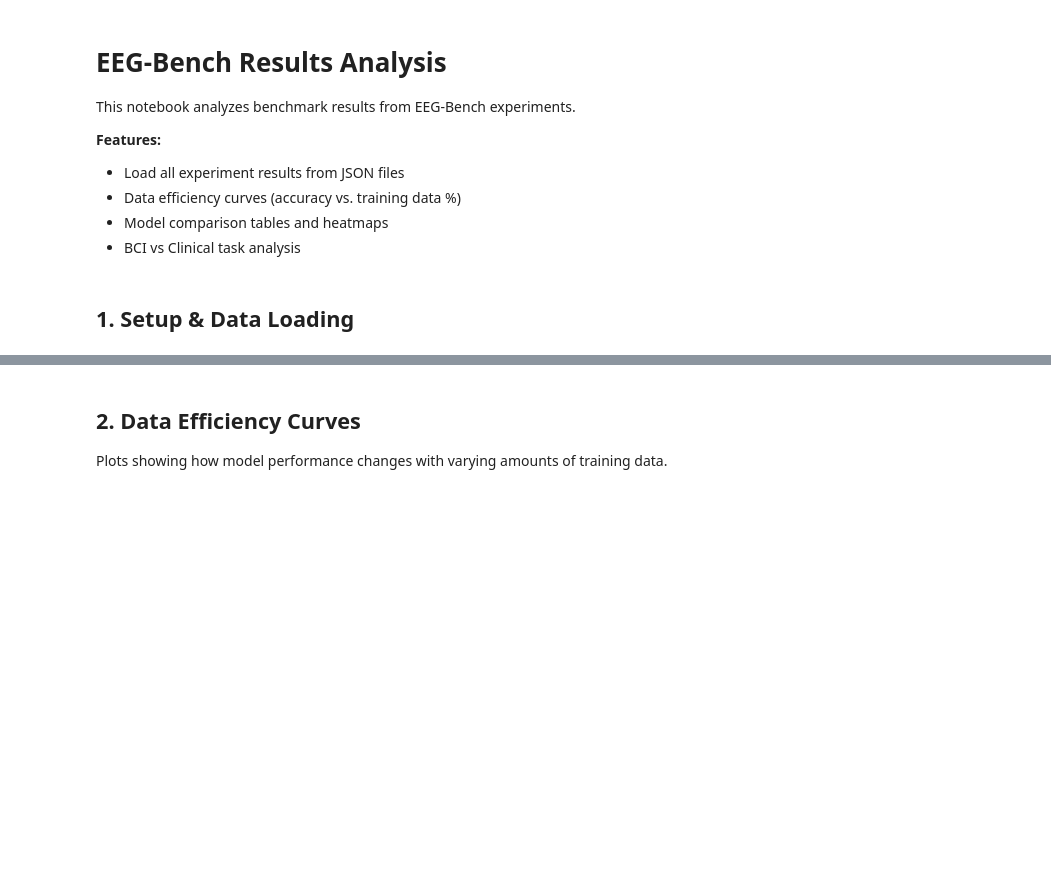
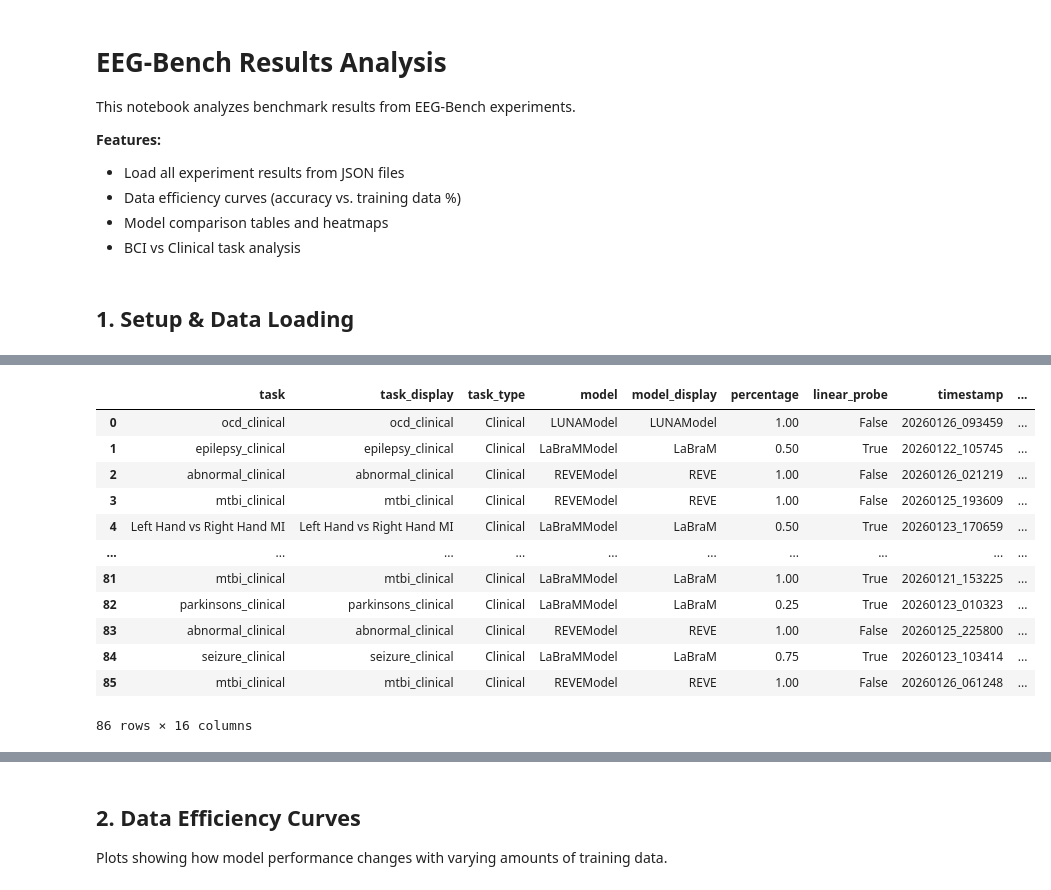
Before and after one commit to uddhavp22/EEG-Bench-vICMl, a Jupyter notebook: analyze_results.ipynb, the cells around one changed output, grey strips where cells are left out. Cells and saved outputs as stored; diff of their text form; code cells hidden in the pictures; blank space fills up the shorter version.

```diff
--- a/analyze_results.ipynb
+++ b/analyze_results.ipynb
@@ -198,3 +206,19 @@ df
+# %%
+df.to_csv("results/baseline_results.csv")
+# %% [output]
+|  | task | task_display | task_type | model | model_display | percentage | linear_probe | timestamp | ... |
+| 0 | ocd_clinical | ocd_clinical | Clinical | LUNAModel | LUNAModel | 1.00 | False | 20260126_093459 | ... |
+| 1 | epilepsy_clinical | epilepsy_clinical | Clinical | LaBraMModel | LaBraM | 0.50 | True | 20260122_105745 | ... |
+| 2 | abnormal_clinical | abnormal_clinical | Clinical | REVEModel | REVE | 1.00 | False | 20260126_021219 | ... |
+| 3 | mtbi_clinical | mtbi_clinical | Clinical | REVEModel | REVE | 1.00 | False | 20260125_193609 | ... |
+| 4 | Left Hand vs Right Hand MI | Left Hand vs Right Hand MI | Clinical | LaBraMModel | LaBraM | 0.50 | True | 20260123_170659 | ... |
+| ... | ... | ... | ... | ... | ... | ... | ... | ... | ... |
+| 81 | mtbi_clinical | mtbi_clinical | Clinical | LaBraMModel | LaBraM | 1.00 | True | 20260121_153225 | ... |
+| 82 | parkinsons_clinical | parkinsons_clinical | Clinical | LaBraMModel | LaBraM | 0.25 | True | 20260123_010323 | ... |
+| 83 | abnormal_clinical | abnormal_clinical | Clinical | REVEModel | REVE | 1.00 | False | 20260125_225800 | ... |
+| 84 | seizure_clinical | seizure_clinical | Clinical | LaBraMModel | LaBraM | 0.75 | True | 20260123_103414 | ... |
+| 85 | mtbi_clinical | mtbi_clinical | Clinical | REVEModel | REVE | 1.00 | False | 20260126_061248 | ... |
+86 rows × 16 columns
 # %%
 # Preview data
 if len(df) > 0:
```
Also changed, not shown: parts of 10 cells of this notebook, 2 other files.
